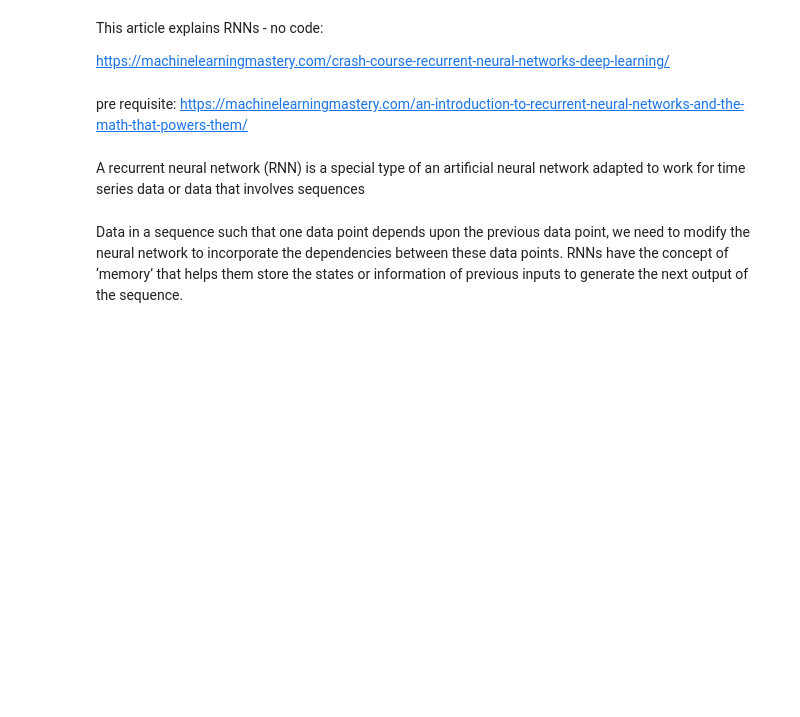
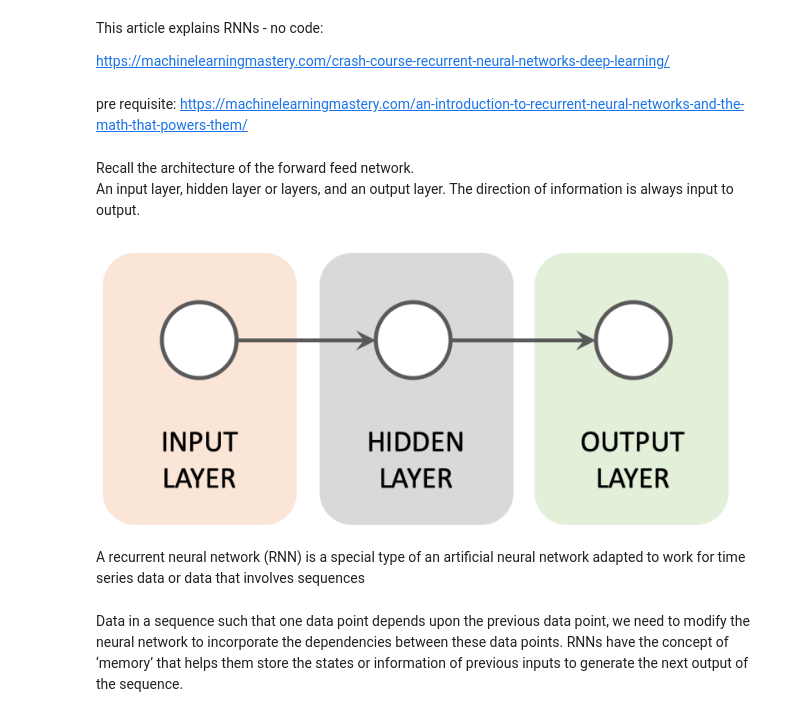
Before and after one commit to cagBRT/RNNs, a Jupyter notebook: 1_RNNs.ipynb, the cells around one changed output. Cells and saved outputs as stored; diff of their text form; code cells hidden in the pictures; blank space fills up the shorter version.

```diff
--- a/1_RNNs.ipynb
+++ b/1_RNNs.ipynb
@@ -7,6 +21,13 @@ https://machinelearningmastery.com/crash-course-recurrent-neural-networks-deep-l
 # %% [markdown]
 pre requisite:
 https://machinelearningmastery.com/an-introduction-to-recurrent-neural-networks-and-the-math-that-powers-them/
+# %% [markdown]
+Recall the architecture of the forward feed network.<br>
+An input layer, hidden layer or layers, and an output layer. The direction of information is always input to output.
+# %%
+Image("/content/cloned-repo/cloned-repo/images/forwardFeedArch.png" , width=640)
+# %% [output]
+[figure, added]
 # %% [markdown]
 A recurrent neural network (RNN) is a special type of an artificial neural network adapted to work for time series data or data that involves sequences
 # %% [markdown]
```
Also changed, not shown: parts of 12 cells of this notebook.
